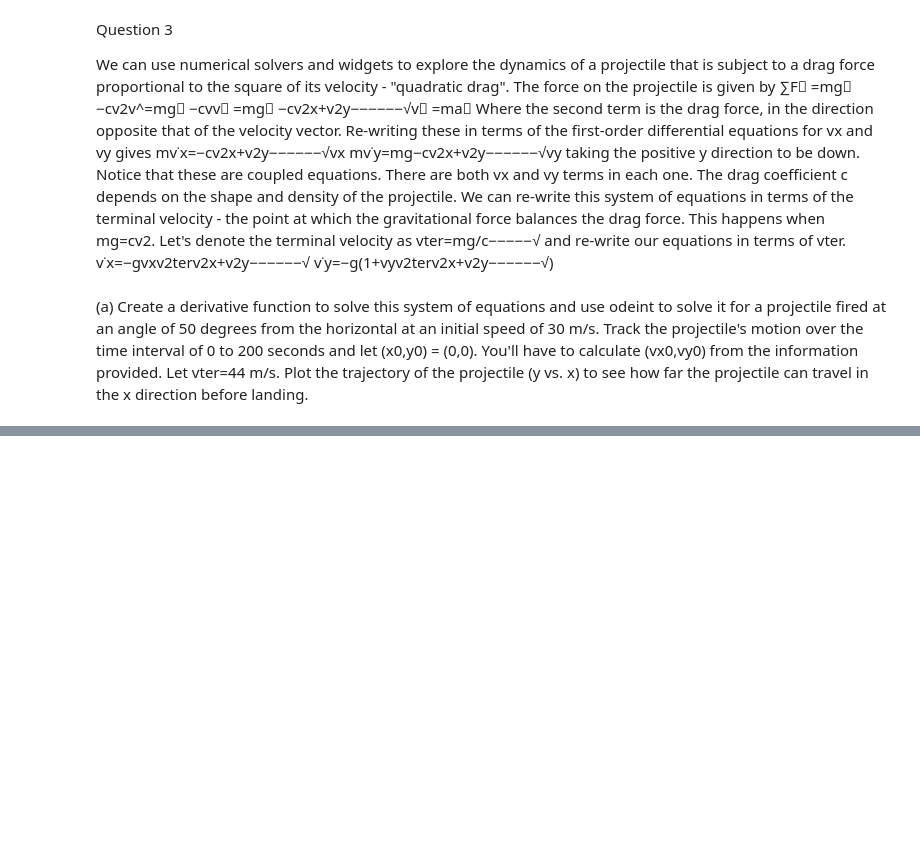
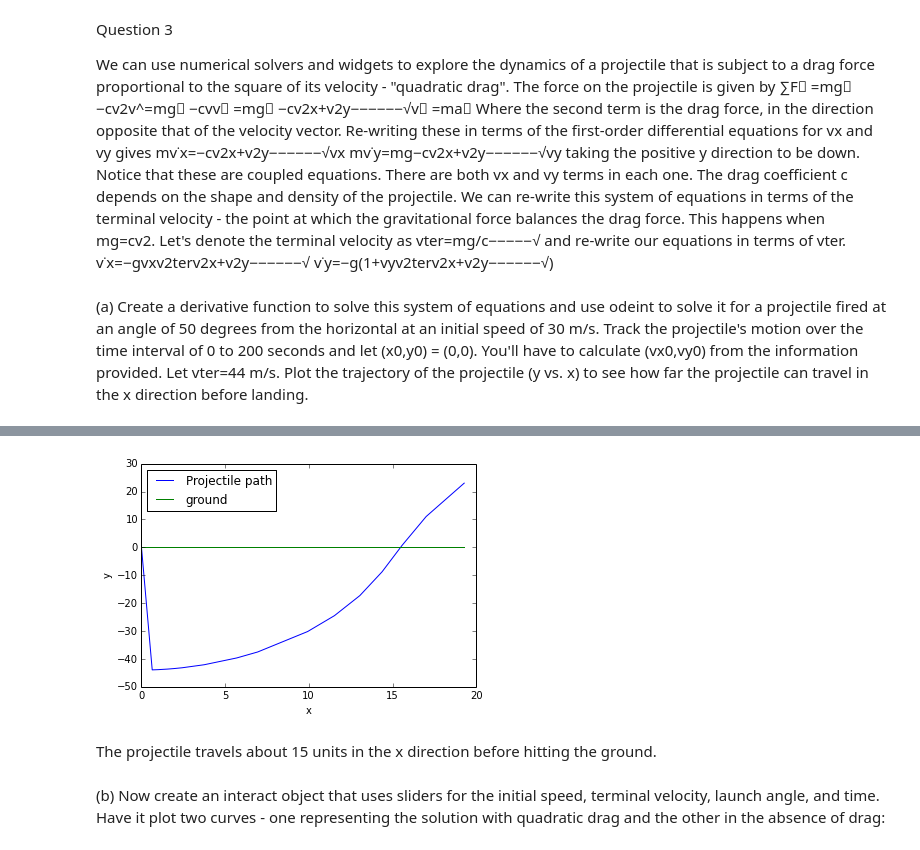
Before and after one commit to dytucker/PHYS202-S14, a Jupyter notebook: SciPy/ODEExercises.ipynb, the cells around one changed output, grey strips where cells are left out. Cells and saved outputs as stored; diff of their text form; code cells hidden in the pictures; blank space fills up the shorter version.

```diff
--- a/SciPy/ODEExercises.ipynb
+++ b/SciPy/ODEExercises.ipynb
@@ -451,0 +464,30 @@ result = odeint(Projectile_deriv,np.array([v_x,v_y]),t)
+# %%
+t = np.arange(0,200)
+
+vx_0 = 19.28
+vy_0 = 23
+
+result = odeint(Projectile_deriv,np.array([vx_0,vy_0]),t)
+
+vx = result[:,0]
+vy = result[:,1]
+
+x = [0]
+y = [0]
+
+for v in vx:
+    x.append(vx[v])
+    y.append(vy[v])
+
+plt.plot(x,y,label="Projectile path")
+plt.plot(x,np.zeros(len(x)),label="ground")
+plt.xlabel("x")
+plt.ylabel("y")
+plt.legend(loc='best')
+plt.show()
+# %% [output]
+[figure, added]
+# %% [markdown]
+The projectile travels about 15 units in the x direction before hitting the ground.
+# %% [markdown]
+(b) Now create an interact object that uses sliders for the initial speed, terminal velocity, launch angle, and time. Have it plot two curves - one representing the solution with quadratic drag and the other in the absence of drag:
```
Also changed, not shown: parts of 5 cells of this notebook, 1 other file.
